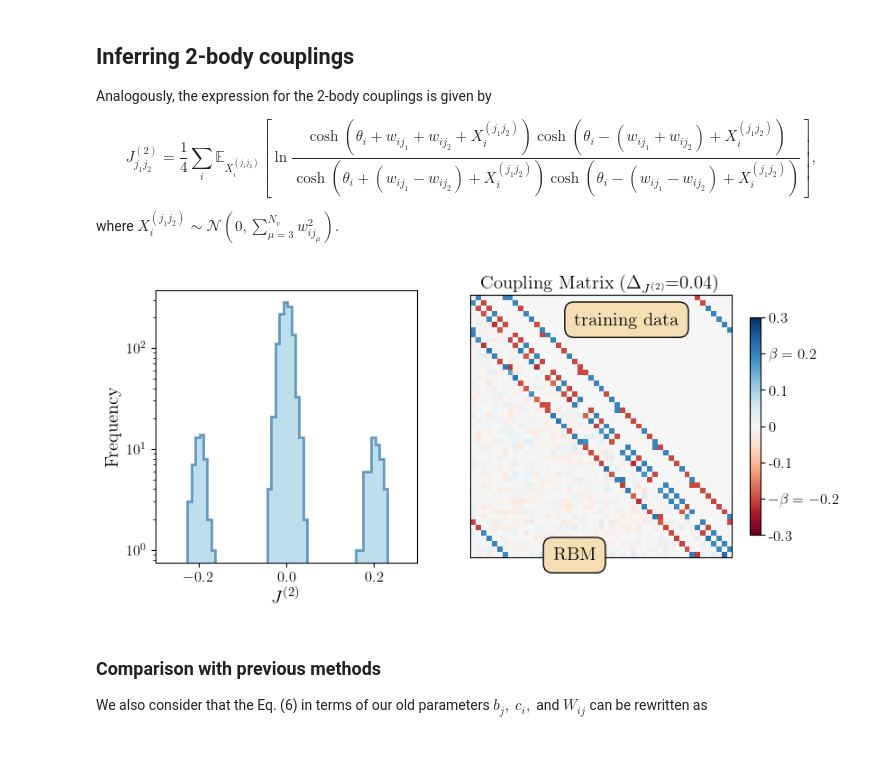
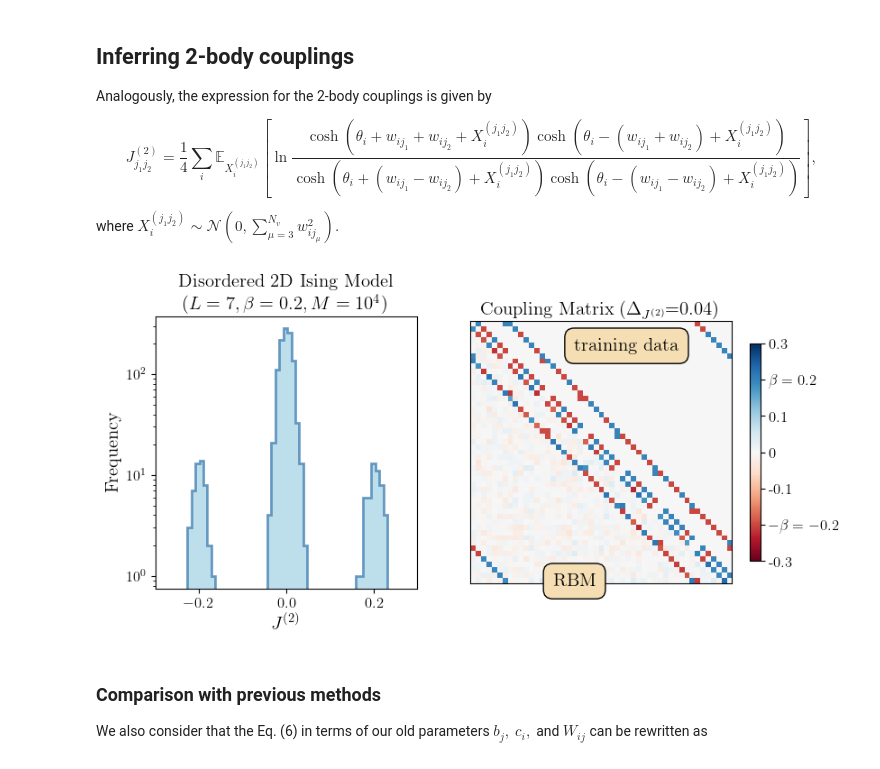
Before and after one commit to alfonso-navas/inferring_effective_couplings_with_RBMs, a Jupyter notebook: couplings_inference.ipynb, the cells around one changed output. Saved outputs shown, nothing was run; the diff lists cells and outputs as text; code cells hidden in the pictures.

Commit message:
Added a figure

```diff
--- a/couplings_inference.ipynb
+++ b/couplings_inference.ipynb
@@ -58,8 +58,12 @@ First, we need the parameters of an RBM trained with samples from the Ising mode
 In this context, we already have machines that have been trained with configurations of the the Ising model, which will serve as examples for introducing our methods. Thus, we will use a model that was trained with samples of a 2D disordered Ising model (i.e., a Edwards-Anderson model) with $\beta = 0.2$ and $L=7$.
 # %%
 # file path and epoch
-file_path = './models/2D_EAmodel_β=0.2_L=7_M=10000_PCD-50_Nh=100_lr=0.1.h5'
-ep = 5000
+
+M=10**4 # it could be 10^3, 10^4 or 10^5
+file_path = f'./models/2D_EAmodel_β=0.2_L=7_M={M}_PCD-50_Nh=100_lr=0.1.h5'
+
+# setting the training eppoch to look at
+ep = int(5000*(10**4/M))
 
 with h5py.File(file_path, 'r') as f:
     # initialize variables directly from the HDF5 file
@@ -269,8 +273,12 @@ ax0.hist(couplings[subdiag_indexes].flatten(),
             )
 
 # setting titles, ticks and labels
-ax0.set_xlabel(r'$J^{(2)}$', fontsize=15)  # Set x-axis label
-ax0.set_ylabel('Frequency', fontsize=15)  # Set y-axis label
+ax0.set_xlabel(r'$J^{(2)}$', fontsize=15)
+ax0.set_ylabel('Frequency', fontsize=15)
+ax0.set_title('Disordered 2D Ising Model\n'
+              +fr'$(L=7, \beta=0.2, M=10^{int(np.log10(M))})$',
+              fontsize=15
+             )
 ax0.tick_params(axis='both', labelsize=12)
 ax0.set_xlim([-0.3, 0.3])
 
@@ -288,38 +296,40 @@ plot = axs[1].imshow(c2plot,
 
 # setting titles, ticks and labels
 ax1.set_title('Coupling Matrix '
               + r'($\Delta_{J^{(2)}}$'
               + fr'={np.round(ΔJ_2D, 2)})',
               fontsize=15)
 
-ax1.set_xticks([])  # Hide x-axis ticks
-ax1.set_yticks([])  # Hide y-axis ticks
-ax1.set_xticklabels([])  # Remove x-axis tick labels
-ax1.set_yticklabels([])  # Remove y-axis tick labels
+ax1.set_xticks([])
+ax1.set_yticks([])
+ax1.set_xticklabels([])
+ax1.set_yticklabels([])
 
 # adding the text boxes
 ax1.text(19,5, "training data",
          fontsize=15,
          bbox=dict(facecolor='wheat', edgecolor='k', boxstyle='round,pad=0.5'))
 ax1.text(15,49,
          'RBM',
          fontsize=15,
          bbox=dict(facecolor='wheat', edgecolor='k', boxstyle='round,pad=0.5'))
 
 # adding a colorbar
 cbar = plt.colorbar(plot,
                     ax=axs.ravel().tolist(),
                     pad=0.025,
                     shrink=0.8,
                    )
 cbar.set_ticks([-0.3,-0.2,-0.1,0,0.1,0.2,0.3])
 cbar.set_ticklabels(['-0.3', r'$-\beta=-0.2$','-0.1','0','0.1',r'$\beta=0.2$','0.3'])
 cbar.ax.tick_params(labelsize=12)
 
+#saving this figure
+plt.savefig('./RBM_inference_figure.pdf', bbox_inches = "tight")
 #show the plot
 plt.show()
 # %% [output]
-[figure, old version]
+[figure, new version]
 # %% [markdown]
 ### Comparison with previous methods
 
```
Also changed, not shown: parts of 5 cells of this notebook, 1 other file.
